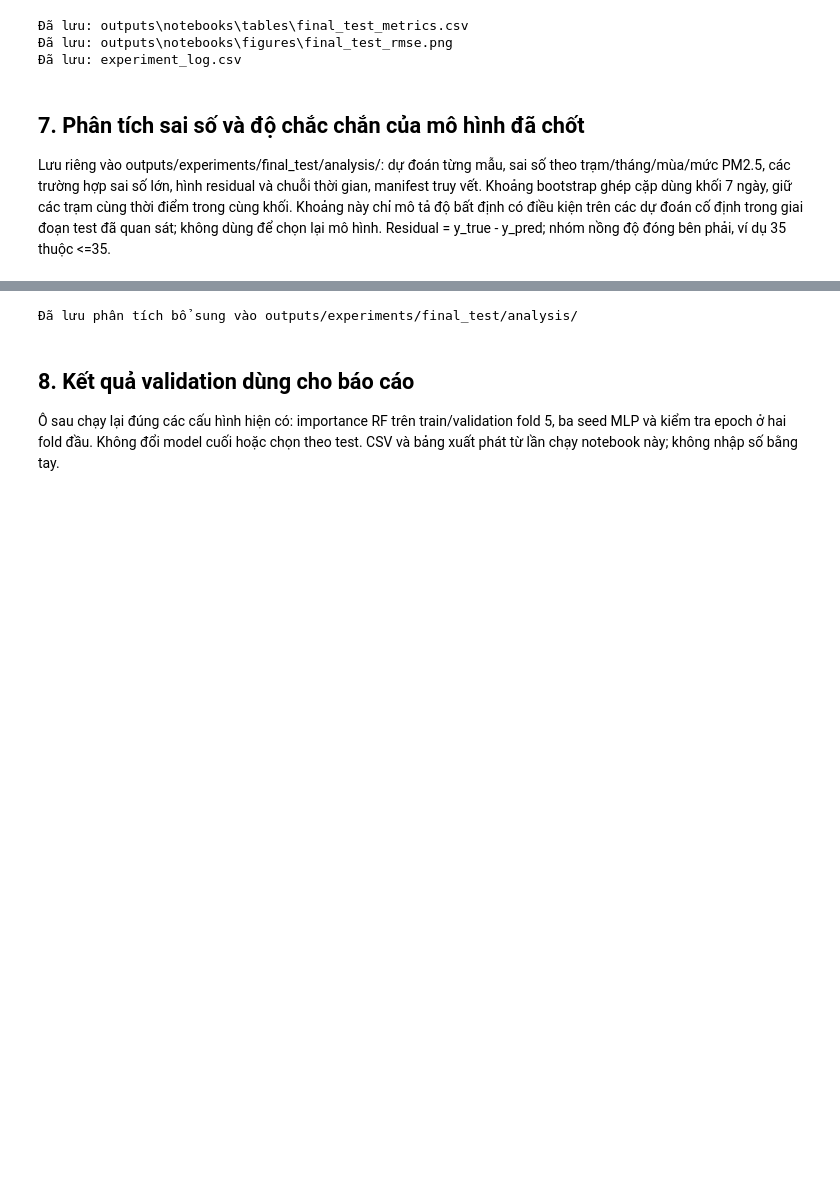
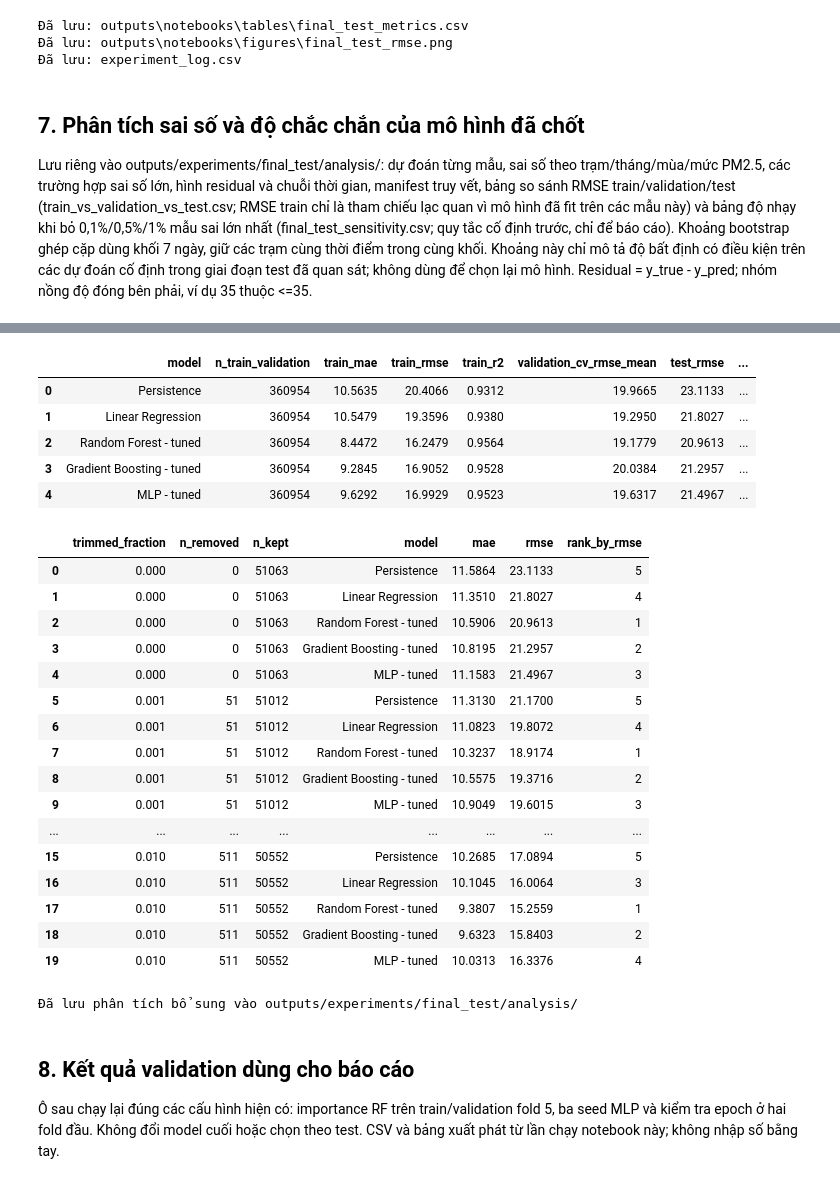
Before and after one commit to bjruly/sgu_finalproject_machinelearning_2026-2027, a Jupyter notebook: notebooks/08_final_evaluation.ipynb, the cells around one changed output, grey strips where cells are left out. Cells and saved outputs as stored; diff of their text form; code cells hidden in the pictures; blank space fills up the shorter version.

```diff
--- a/notebooks/08_final_evaluation.ipynb
+++ b/notebooks/08_final_evaluation.ipynb
@@ -207,7 +202,7 @@ if SAVE_ARTIFACTS:
 # %% [markdown]
 ## 7. Phân tích sai số và độ chắc chắn của mô hình đã chốt
 
-Lưu riêng vào outputs/experiments/final_test/analysis/: dự đoán từng mẫu, sai số theo trạm/tháng/mùa/mức PM2.5, các trường hợp sai số lớn, hình residual và chuỗi thời gian, manifest truy vết. Khoảng bootstrap ghép cặp dùng khối 7 ngày, giữ các trạm cùng thời điểm trong cùng khối. Khoảng này chỉ mô tả độ bất định có điều kiện trên các dự đoán cố định trong giai đoạn test đã quan sát; không dùng để chọn lại mô hình. Residual = y_true - y_pred; nhóm nồng độ đóng bên phải, ví dụ 35 thuộc <=35.
+Lưu riêng vào outputs/experiments/final_test/analysis/: dự đoán từng mẫu, sai số theo trạm/tháng/mùa/mức PM2.5, các trường hợp sai số lớn, hình residual và chuỗi thời gian, manifest truy vết, bảng so sánh RMSE train/validation/test (train_vs_validation_vs_test.csv; RMSE train chỉ là tham chiếu lạc quan vì mô hình đã fit trên các mẫu này) và bảng độ nhạy khi bỏ 0,1%/0,5%/1% mẫu sai lớn nhất (final_test_sensitivity.csv; quy tắc cố định trước, chỉ để báo cáo). Khoảng bootstrap ghép cặp dùng khối 7 ngày, giữ các trạm cùng thời điểm trong cùng khối. Khoảng này chỉ mô tả độ bất định có điều kiện trên các dự đoán cố định trong giai đoạn test đã quan sát; không dùng để chọn lại mô hình. Residual = y_true - y_pred; nhóm nồng độ đóng bên phải, ví dụ 35 thuộc <=35.
 # %%
 prediction_frame = test[["station", "datetime", "target_datetime"]].reset_index(drop=True).copy()
 prediction_frame["y_true"] = y_test.to_numpy()
@@ -215,35 +210,60 @@ for key, values in predictions.items():
     prediction_frame[f"pred_{key}"] = values
 
 if SAVE_ARTIFACTS:
-    analysis_tables = export_analysis(prediction_frame, MODEL_PATHS)
+    analysis_tables = export_analysis(prediction_frame, MODEL_PATHS, train_validation=train_validation)
     display(analysis_tables["final_test_error_by_pm25_level.csv"])
     display(analysis_tables["paired_model_uncertainty.csv"])
+    display(analysis_tables["train_vs_validation_vs_test.csv"].round(4))
+    display(analysis_tables["final_test_sensitivity.csv"].round(4))
     print("Đã lưu phân tích bổ sung vào outputs/experiments/final_test/analysis/")
 else:
     print("Bật SAVE_ARTIFACTS để xuất phân tích bổ sung.")
 # %% [output]
 |  | experiment_id | model | pm25_level | n | mean_pm25 | mae | rmse | r2 | mean_residual |
 | 0 | baseline_persistence_test | Persistence | <=35 | 20149 | 15.120502 | 5.694178 | 15.291351 | -2.104748 | -1.924264 |
 | 1 | baseline_linreg_test | Linear Regression | <=35 | 20149 | 15.120502 | 6.518740 | 14.924427 | -1.957536 | -2.554184 |
 | 2 | random_forest_tuned_test | Random Forest - tuned | <=35 | 20149 | 15.120502 | 5.186846 | 13.501549 | -1.420482 | -2.623358 |
 | 3 | gradient_boosting_tuned_test | Gradient Boosting - tuned | <=35 | 20149 | 15.120502 | 5.102083 | 13.091040 | -1.275532 | -2.354226 |
 | 4 | mlp_tuned_test | MLP - tuned | <=35 | 20149 | 15.120502 | 5.124942 | 12.947526 | -1.225913 | -2.079798 |
 | 5 | baseline_persistence_test | Persistence | (35,75] | 8881 | 54.462448 | 10.667380 | 20.818606 | -2.315167 | -1.382164 |
 | 6 | baseline_linreg_test | Linear Regression | (35,75] | 8881 | 54.462448 | 10.262634 | 19.595394 | -1.937041 | -4.343519 |
 | 7 | random_forest_tuned_test | Random Forest - tuned | (35,75] | 8881 | 54.462448 | 9.506686 | 17.767127 | -1.414552 | -2.236524 |
 | 8 | gradient_boosting_tuned_test | Gradient Boosting - tuned | (35,75] | 8881 | 54.462448 | 9.389374 | 17.202681 | -1.263572 | -2.341014 |
 | 9 | mlp_tuned_test | MLP - tuned | (35,75] | 8881 | 54.462448 | 9.576069 | 16.287437 | -1.029119 | -1.443281 |
 | ... | ... | ... | ... | ... | ... | ... | ... | ... | ... |
 | 25 | baseline_persistence_test | Persistence | >250 | 3685 | 349.031750 | 28.747626 | 46.246995 | 0.737818 | 6.643419 |
 | 26 | baseline_linreg_test | Linear Regression | >250 | 3685 | 349.031750 | 28.323412 | 44.836766 | 0.753564 | 15.815829 |
 | 27 | random_forest_tuned_test | Random Forest - tuned | >250 | 3685 | 349.031750 | 27.388901 | 44.592536 | 0.756241 | 13.074532 |
 | 28 | gradient_boosting_tuned_test | Gradient Boosting - tuned | >250 | 3685 | 349.031750 | 31.204429 | 48.589970 | 0.710580 | 13.235528 |
 | 29 | mlp_tuned_test | MLP - tuned | >250 | 3685 | 349.031750 | 30.845920 | 48.832368 | 0.707685 | 17.992751 |
 |  | model_a | model_b | rmse_difference_a_minus_b | ci_95_low | ci_95_high | n_bootstrap | block_days | seed | ... |
 | 0 | Random Forest - tuned | Persistence | -2.152007 | -2.555324 | -1.769920 | 2000 | 7 | 42 | ... |
 | 1 | Random Forest - tuned | Linear Regression | -0.841427 | -1.125139 | -0.593013 | 2000 | 7 | 42 | ... |
 | 2 | Random Forest - tuned | Gradient Boosting - tuned | -0.334417 | -0.779941 | 0.133864 | 2000 | 7 | 42 | ... |
 | 3 | Random Forest - tuned | MLP - tuned | -0.535406 | -1.343128 | 0.255698 | 2000 | 7 | 42 | ... |
+|  | model | n_train_validation | train_mae | train_rmse | train_r2 | validation_cv_rmse_mean | test_rmse | ... |
+| 0 | Persistence | 360954 | 10.5635 | 20.4066 | 0.9312 | 19.9665 | 23.1133 | ... |
+| 1 | Linear Regression | 360954 | 10.5479 | 19.3596 | 0.9380 | 19.2950 | 21.8027 | ... |
+| 2 | Random Forest - tuned | 360954 | 8.4472 | 16.2479 | 0.9564 | 19.1779 | 20.9613 | ... |
+| 3 | Gradient Boosting - tuned | 360954 | 9.2845 | 16.9052 | 0.9528 | 20.0384 | 21.2957 | ... |
+| 4 | MLP - tuned | 360954 | 9.6292 | 16.9929 | 0.9523 | 19.6317 | 21.4967 | ... |
+|  | trimmed_fraction | n_removed | n_kept | model | mae | rmse | rank_by_rmse |
+| 0 | 0.000 | 0 | 51063 | Persistence | 11.5864 | 23.1133 | 5 |
+| 1 | 0.000 | 0 | 51063 | Linear Regression | 11.3510 | 21.8027 | 4 |
+| 2 | 0.000 | 0 | 51063 | Random Forest - tuned | 10.5906 | 20.9613 | 1 |
+| 3 | 0.000 | 0 | 51063 | Gradient Boosting - tuned | 10.8195 | 21.2957 | 2 |
+| 4 | 0.000 | 0 | 51063 | MLP - tuned | 11.1583 | 21.4967 | 3 |
+| 5 | 0.001 | 51 | 51012 | Persistence | 11.3130 | 21.1700 | 5 |
+| 6 | 0.001 | 51 | 51012 | Linear Regression | 11.0823 | 19.8072 | 4 |
+| 7 | 0.001 | 51 | 51012 | Random Forest - tuned | 10.3237 | 18.9174 | 1 |
+| 8 | 0.001 | 51 | 51012 | Gradient Boosting - tuned | 10.5575 | 19.3716 | 2 |
+| 9 | 0.001 | 51 | 51012 | MLP - tuned | 10.9049 | 19.6015 | 3 |
+| ... | ... | ... | ... | ... | ... | ... | ... |
+| 15 | 0.010 | 511 | 50552 | Persistence | 10.2685 | 17.0894 | 5 |
+| 16 | 0.010 | 511 | 50552 | Linear Regression | 10.1045 | 16.0064 | 3 |
+| 17 | 0.010 | 511 | 50552 | Random Forest - tuned | 9.3807 | 15.2559 | 1 |
+| 18 | 0.010 | 511 | 50552 | Gradient Boosting - tuned | 9.6323 | 15.8403 | 2 |
+| 19 | 0.010 | 511 | 50552 | MLP - tuned | 10.0313 | 16.3376 | 4 |
 Đã lưu phân tích bổ sung vào outputs/experiments/final_test/analysis/
 # %% [markdown]
 ## 8. Kết quả validation dùng cho báo cáo
```
Also changed, not shown: parts of 2 cells of this notebook, 19 other files.
